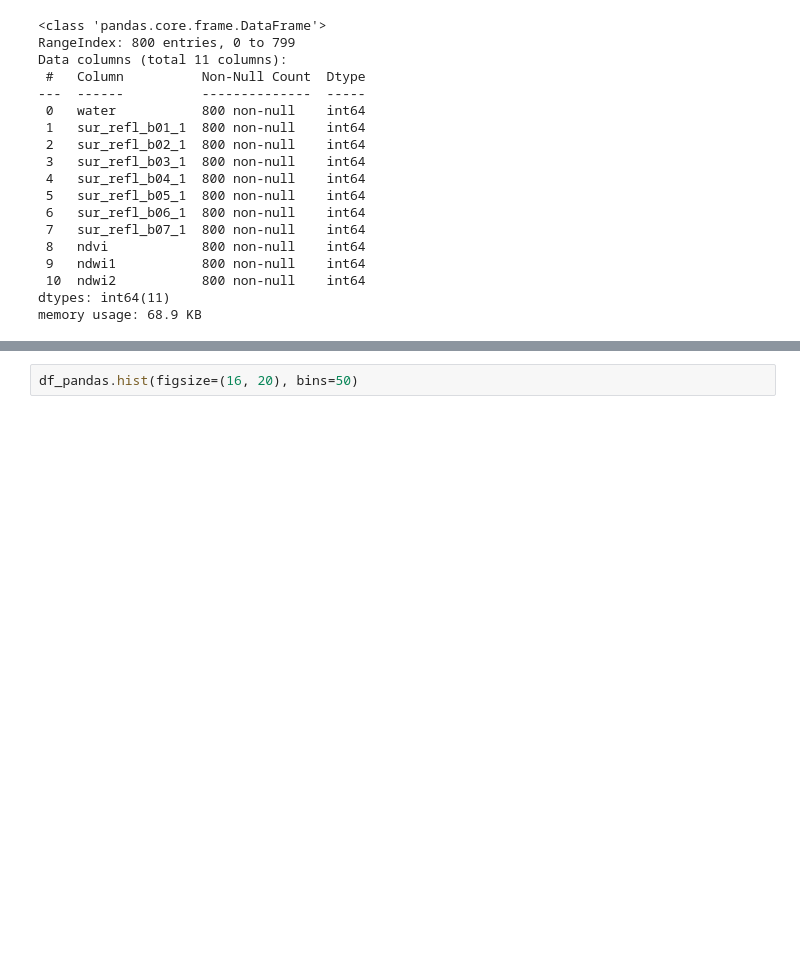
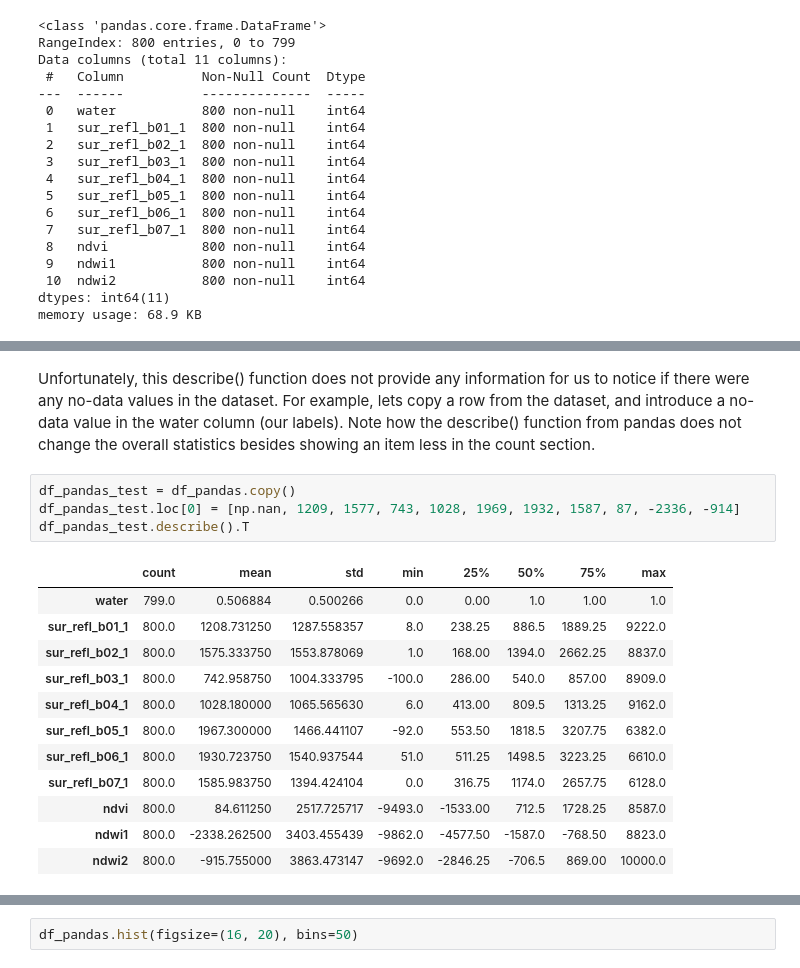
Before and after one commit to NASAARSET/ARSET_ML_Fundamentals, a Jupyter notebook: session2/1_MODIS_EDA_Session2.ipynb, the cells around one changed output, grey strips where cells are left out. Cells and saved outputs as stored; diff of their text form; blank space fills up the shorter version.

```diff
--- a/session2/1_MODIS_EDA_Session2.ipynb
+++ b/session2/1_MODIS_EDA_Session2.ipynb
@@ -241,0 +168,19 @@ df_pandas.describe().T
+# %% [markdown]
+Unfortunately, this describe() function does not provide any information for us to notice if there were any no-data values in the dataset. For example, lets copy a row from the dataset, and introduce a no-data value in the water column (our labels). Note how the describe() function from pandas does not change the overall statistics besides showing an item less in the count section.
+# %%
+df_pandas_test = df_pandas.copy()
+df_pandas_test.loc[0] = [np.nan, 1209, 1577, 743, 1028, 1969, 1932, 1587, 87, -2336, -914]
+df_pandas_test.describe().T
+# %% [output]
+|  | count | mean | std | min | 25% | 50% | 75% | max |
+| water | 799.0 | 0.506884 | 0.500266 | 0.0 | 0.00 | 1.0 | 1.00 | 1.0 |
+| sur_refl_b01_1 | 800.0 | 1208.731250 | 1287.558357 | 8.0 | 238.25 | 886.5 | 1889.25 | 9222.0 |
+| sur_refl_b02_1 | 800.0 | 1575.333750 | 1553.878069 | 1.0 | 168.00 | 1394.0 | 2662.25 | 8837.0 |
+| sur_refl_b03_1 | 800.0 | 742.958750 | 1004.333795 | -100.0 | 286.00 | 540.0 | 857.00 | 8909.0 |
+| sur_refl_b04_1 | 800.0 | 1028.180000 | 1065.565630 | 6.0 | 413.00 | 809.5 | 1313.25 | 9162.0 |
+| sur_refl_b05_1 | 800.0 | 1967.300000 | 1466.441107 | -92.0 | 553.50 | 1818.5 | 3207.75 | 6382.0 |
+| sur_refl_b06_1 | 800.0 | 1930.723750 | 1540.937544 | 51.0 | 511.25 | 1498.5 | 3223.25 | 6610.0 |
+| sur_refl_b07_1 | 800.0 | 1585.983750 | 1394.424104 | 0.0 | 316.75 | 1174.0 | 2657.75 | 6128.0 |
+| ndvi | 800.0 | 84.611250 | 2517.725717 | -9493.0 | -1533.00 | 712.5 | 1728.25 | 8587.0 |
+| ndwi1 | 800.0 | -2338.262500 | 3403.455439 | -9862.0 | -4577.50 | -1587.0 | -768.50 | 8823.0 |
+| ndwi2 | 800.0 | -915.755000 | 3863.473147 | -9692.0 | -2846.25 | -706.5 | 869.00 | 10000.0 |
```
Also changed, not shown: parts of 48 cells of this notebook.
